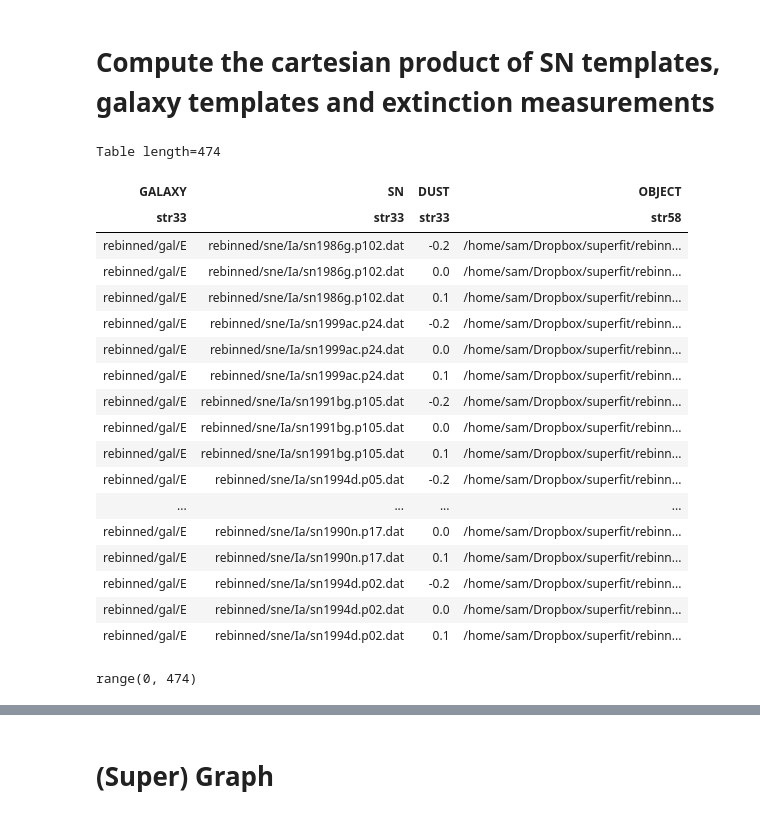
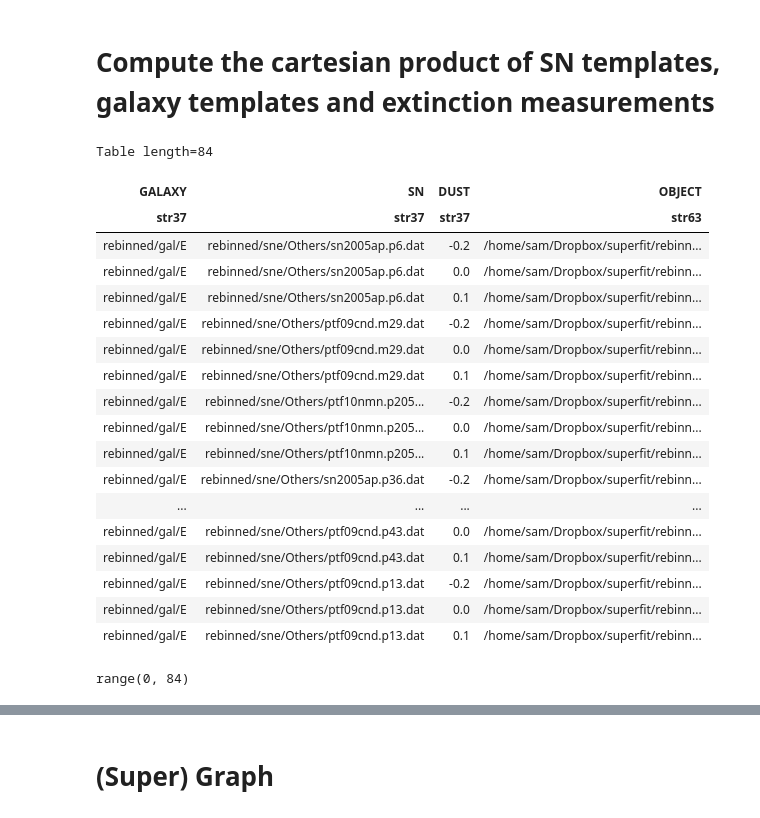
Before and after one commit to oyaron/NGSF, a Jupyter notebook: BFF.ipynb, the cells around one changed output, grey strips where cells are left out. Cells and saved outputs as stored; diff of their text form; code cells hidden in the pictures.

```diff
--- a/BFF.ipynb
+++ b/BFF.ipynb
@@ -291,7 +215,7 @@ templates_dust = np.array([-0.2,0,0.1])
 ## Truncate templates SN, HG
 # %%
 #Truncate the SN
-templates_sn_trunc = select_templates(templates_sn, ['/Ia/'])
+templates_sn_trunc = select_templates(templates_sn, ['/Others/'])
 #templates_sn_trunc = select_templates(templates_sn, ['/Ib/', '/Ia/'])
 
 #Truncate the host galaxy
@@ -302,37 +226,37 @@ templates_gal_trunc = select_templates(templates_gal, ['/E'])
 # %%
 cartesian_product_all=cartesian_product(*[templates_gal_trunc[:1], templates_sn_trunc, templates_dust])
 cartesian_product_all=table.Table(cartesian_product_all, names=('GALAXY', 'SN', 'DUST'))
 
 #In brakets here is the number of template I'm using to match
-cartesian_product_all['OBJECT']=["/home/sam/Dropbox/superfit/rebinned/sne/Ia/sn1989b.p13.dat"]
+cartesian_product_all['OBJECT']=["/home/sam/Dropbox/superfit/rebinned/sne/Others/ptf09atu.m35.dat"]
 
 
 cartesian_product_all
 # %% [output]
-Table length=474
+Table length=84
 | GALAXY | SN | DUST | OBJECT |
-| str33 | str33 | str33 | str58 |
-| rebinned/gal/E | rebinned/sne/Ia/sn1986g.p102.dat | -0.2 | /home/sam/Dropbox/superfit/rebinn... |
-| rebinned/gal/E | rebinned/sne/Ia/sn1986g.p102.dat | 0.0 | /home/sam/Dropbox/superfit/rebinn... |
-| rebinned/gal/E | rebinned/sne/Ia/sn1986g.p102.dat | 0.1 | /home/sam/Dropbox/superfit/rebinn... |
-| rebinned/gal/E | rebinned/sne/Ia/sn1999ac.p24.dat | -0.2 | /home/sam/Dropbox/superfit/rebinn... |
-| rebinned/gal/E | rebinned/sne/Ia/sn1999ac.p24.dat | 0.0 | /home/sam/Dropbox/superfit/rebinn... |
-| rebinned/gal/E | rebinned/sne/Ia/sn1999ac.p24.dat | 0.1 | /home/sam/Dropbox/superfit/rebinn... |
-| rebinned/gal/E | rebinned/sne/Ia/sn1991bg.p105.dat | -0.2 | /home/sam/Dropbox/superfit/rebinn... |
-| rebinned/gal/E | rebinned/sne/Ia/sn1991bg.p105.dat | 0.0 | /home/sam/Dropbox/superfit/rebinn... |
-| rebinned/gal/E | rebinned/sne/Ia/sn1991bg.p105.dat | 0.1 | /home/sam/Dropbox/superfit/rebinn... |
-| rebinned/gal/E | rebinned/sne/Ia/sn1994d.p05.dat | -0.2 | /home/sam/Dropbox/superfit/rebinn... |
+| str37 | str37 | str37 | str63 |
+| rebinned/gal/E | rebinned/sne/Others/sn2005ap.p6.dat | -0.2 | /home/sam/Dropbox/superfit/rebinn... |
+| rebinned/gal/E | rebinned/sne/Others/sn2005ap.p6.dat | 0.0 | /home/sam/Dropbox/superfit/rebinn... |
+| rebinned/gal/E | rebinned/sne/Others/sn2005ap.p6.dat | 0.1 | /home/sam/Dropbox/superfit/rebinn... |
+| rebinned/gal/E | rebinned/sne/Others/ptf09cnd.m29.dat | -0.2 | /home/sam/Dropbox/superfit/rebinn... |
+| rebinned/gal/E | rebinned/sne/Others/ptf09cnd.m29.dat | 0.0 | /home/sam/Dropbox/superfit/rebinn... |
+| rebinned/gal/E | rebinned/sne/Others/ptf09cnd.m29.dat | 0.1 | /home/sam/Dropbox/superfit/rebinn... |
+| rebinned/gal/E | rebinned/sne/Others/ptf10nmn.p205... | -0.2 | /home/sam/Dropbox/superfit/rebinn... |
+| rebinned/gal/E | rebinned/sne/Others/ptf10nmn.p205... | 0.0 | /home/sam/Dropbox/superfit/rebinn... |
+| rebinned/gal/E | rebinned/sne/Others/ptf10nmn.p205... | 0.1 | /home/sam/Dropbox/superfit/rebinn... |
+| rebinned/gal/E | rebinned/sne/Others/sn2005ap.p36.dat | -0.2 | /home/sam/Dropbox/superfit/rebinn... |
 | ... | ... | ... | ... |
-| rebinned/gal/E | rebinned/sne/Ia/sn1990n.p17.dat | 0.0 | /home/sam/Dropbox/superfit/rebinn... |
-| rebinned/gal/E | rebinned/sne/Ia/sn1990n.p17.dat | 0.1 | /home/sam/Dropbox/superfit/rebinn... |
-| rebinned/gal/E | rebinned/sne/Ia/sn1994d.p02.dat | -0.2 | /home/sam/Dropbox/superfit/rebinn... |
-| rebinned/gal/E | rebinned/sne/Ia/sn1994d.p02.dat | 0.0 | /home/sam/Dropbox/superfit/rebinn... |
-| rebinned/gal/E | rebinned/sne/Ia/sn1994d.p02.dat | 0.1 | /home/sam/Dropbox/superfit/rebinn... |
+| rebinned/gal/E | rebinned/sne/Others/ptf09cnd.p43.dat | 0.0 | /home/sam/Dropbox/superfit/rebinn... |
+| rebinned/gal/E | rebinned/sne/Others/ptf09cnd.p43.dat | 0.1 | /home/sam/Dropbox/superfit/rebinn... |
+| rebinned/gal/E | rebinned/sne/Others/ptf09cnd.p13.dat | -0.2 | /home/sam/Dropbox/superfit/rebinn... |
+| rebinned/gal/E | rebinned/sne/Others/ptf09cnd.p13.dat | 0.0 | /home/sam/Dropbox/superfit/rebinn... |
+| rebinned/gal/E | rebinned/sne/Others/ptf09cnd.p13.dat | 0.1 | /home/sam/Dropbox/superfit/rebinn... |
 # %%
 index_array=range(len(cartesian_product_all))
 index_array
 # %% [output]
-range(0, 474)
+range(0, 84)
 # %%
 %%capture
 output=wrapper_fit(cartesian_product_all[0])
```
Also changed, not shown: parts of 5 cells of this notebook.
